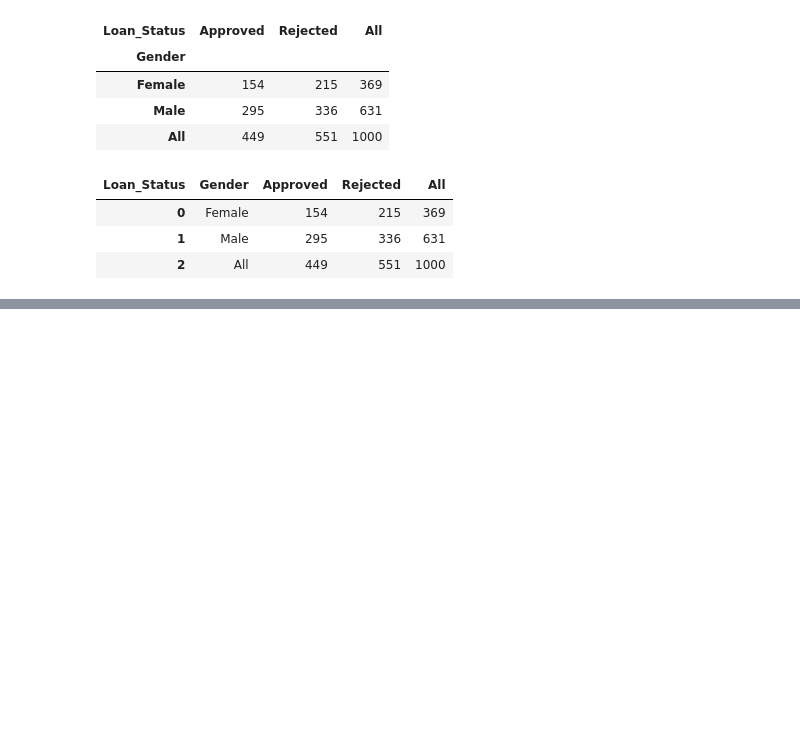
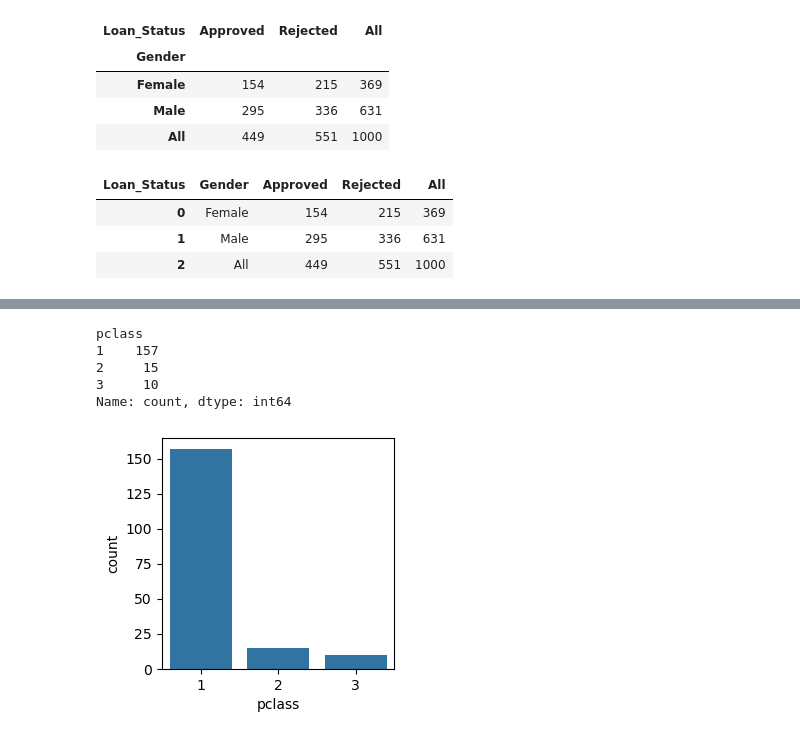
Before and after one commit to oduguvamsi72/Statatics, a Jupyter notebook: Probability CaseStudy.ipynb, the cells around one changed output, grey strips where cells are left out. Saved outputs shown, nothing was run; the diff lists cells and outputs as text; code cells hidden in the pictures; blank space fills up the shorter version.

```diff
--- a/Probability CaseStudy.ipynb
+++ b/Probability CaseStudy.ipynb
@@ -263,0 +482,14 @@ TypeError: object of type 'int' has no len()
+# %%
+dfc['pclass'].value_counts()
+# %% [output]
+pclass
+1    157
+2     15
+3     10
+Name: count, dtype: int64
+# %%
+plt.figure(figsize=(3,3))
+sns.countplot(x=dfc['pclass'])
+plt.show()
+# %% [output]
+[figure, added]
```
Also changed, not shown: parts of 54 cells of this notebook.
